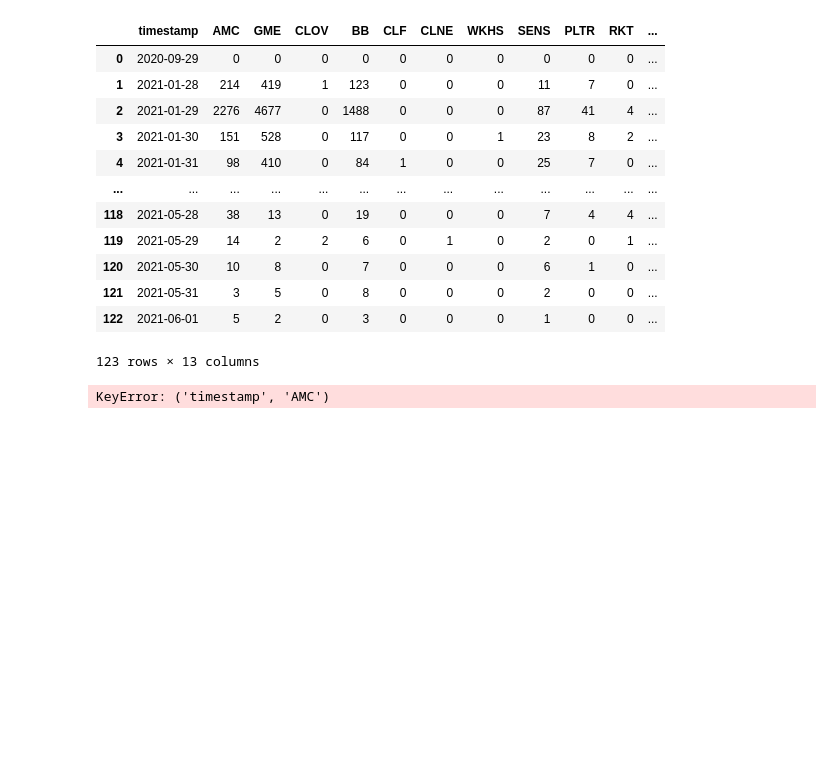
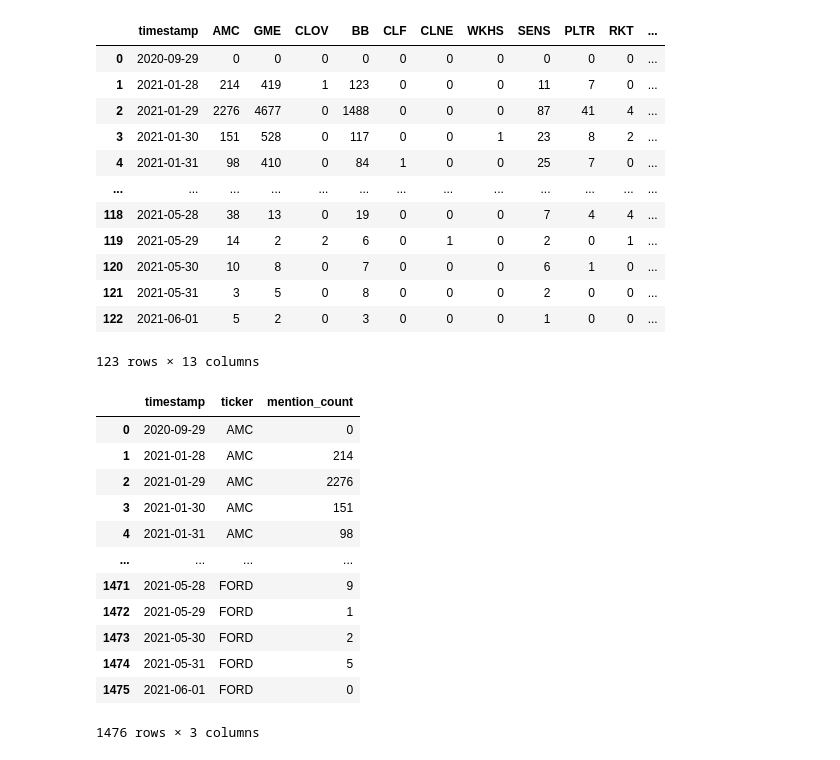
Before and after one commit to tiffanyharris711/callstreet-bets, a Jupyter notebook: CryptoETL.ipynb, the cells around one changed output. Cells and saved outputs as stored; diff of their text form; code cells hidden in the pictures; blank space fills up the shorter version.

```diff
--- a/CryptoETL.ipynb
+++ b/CryptoETL.ipynb
@@ -57,8 +71,23 @@ mentions_by_ticker_df
 | 121 | 2021-05-31 | 3 | 5 | 0 | 8 | 0 | 0 | 0 | 2 | 0 | 0 | ... |
 | 122 | 2021-06-01 | 5 | 2 | 0 | 3 | 0 | 0 | 0 | 1 | 0 | 0 | ... |
 123 rows × 13 columns
-# %%
-AMC_mentions = mentions_by_ticker_df['timestamp','AMC']
-AMC_mentions
-# %% [output]
-KeyError: ('timestamp', 'AMC')
+# %%
+#unpivot columns using Pandas melt to consolidate all mentions into one column
+columns = ['AMC', 'GME', 'CLOV', 'BB', 'CLF', 'CLNE', 'WKHS', 'SENS', 'PLTR', 'RKT', 'WWE', 'FORD']
+consolidated_mentions = pd.melt(mentions_by_ticker_df, id_vars=['timestamp'], value_vars = columns,
+                               var_name='ticker', value_name='mention_count')
+consolidated_mentions
+# %% [output]
+|  | timestamp | ticker | mention_count |
+| 0 | 2020-09-29 | AMC | 0 |
+| 1 | 2021-01-28 | AMC | 214 |
+| 2 | 2021-01-29 | AMC | 2276 |
+| 3 | 2021-01-30 | AMC | 151 |
+| 4 | 2021-01-31 | AMC | 98 |
+| ... | ... | ... | ... |
+| 1471 | 2021-05-28 | FORD | 9 |
+| 1472 | 2021-05-29 | FORD | 1 |
+| 1473 | 2021-05-30 | FORD | 2 |
+| 1474 | 2021-05-31 | FORD | 5 |
+| 1475 | 2021-06-01 | FORD | 0 |
+1476 rows × 3 columns
```
Also changed, not shown: parts of 18 cells of this notebook, 19 other files.
